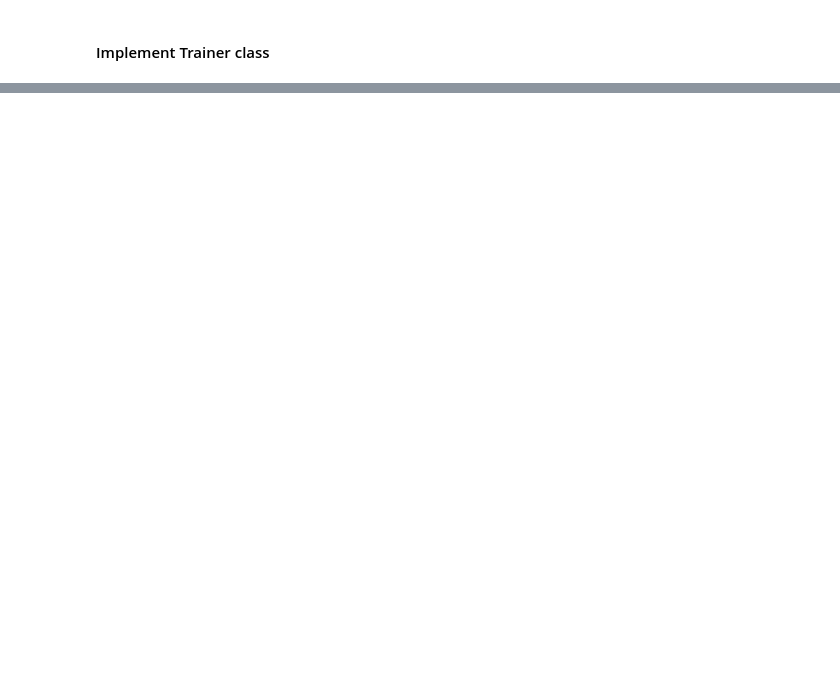
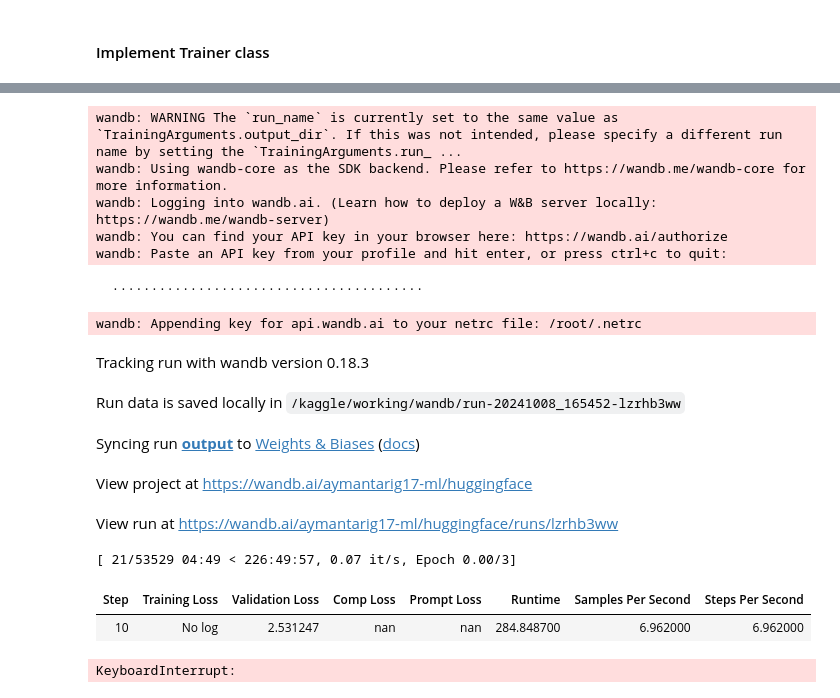
Before and after one commit to 0xayman/graduation-project-notebooks, a Jupyter notebook: Implement_PLW_huggingface.ipynb, the cells around one changed output, grey strips where cells are left out. Saved outputs shown, nothing was run; the diff lists cells and outputs as text; code cells hidden in the pictures; blank space fills up the shorter version.

Commit message:
add custom compute_metrics

```diff
--- a/Implement_PLW_huggingface.ipynb
+++ b/Implement_PLW_huggingface.ipynb
@@ -797,4 +839,2 @@ Dataset({
     num_rows: 19826
 })
-# %%
-masked_dataset = masked_dataset.remove_columns(["prompt", "completion", "text"])
@@ -893,3 +939,18 @@ class PLWTrainer(SFTTrainer):
         # Compute weighted average of losses
         loss = (token_losses.float() @ shift_weights.view(-1).float()) / shift_weights.sum()
         return (loss, outputs) if return_outputs else loss
+# %%
+# preprocess_logits_for_metrics
+# This function will pass token predictions and token losses to the custom metrics that will be defined later
+def preprocess_logits_for_metrics(logits, labels):
+    token_preds = logits.argmax(-1)[..., :-1]
+
+    # compute per-token losses
+    loss_fct = torch.nn.CrossEntropyLoss(reduction="none")
+    shift_logits = logits[..., :-1, :].contiguous()
+    shift_labels = labels[..., 1:].contiguous()
+    token_losses = loss_fct(shift_logits.transpose(1, 2), shift_labels)
+
+    # pass predictions and losses to compute_metrics()
+    predictions = (token_preds, token_losses)
+    return predictions
@@ -895,0 +990,3 @@ class PLWTrainer(SFTTrainer):
+# %%
+final_ds = new_dataset.train_test_split(test_size=0.1)
+final_ds
@@ -896,12 +1004,19 @@ class PLWTrainer(SFTTrainer):
 # %%
 trainer5 = PLWTrainer(
     model,
-    train_dataset=new_dataset,
-    plw=1.0,
+    train_dataset=final_ds['train'],
+    eval_dataset=final_ds['test'],
+    plw=0.7,
     args=TrainingArguments(
+        per_device_train_batch_size=1,
+        per_device_eval_batch_size=1,
         remove_unused_columns=False,
+        eval_strategy="steps",
+        eval_steps=10,
         output_dir="output",
-    )
+    ),
+    compute_metrics=define_compute_metrics(final_ds['test']),
+    preprocess_logits_for_metrics=preprocess_logits_for_metrics,
 )
 # %%
 masked = trainer5.data_collator.torch_call([trainer5.train_dataset[0]])
@@ -933,0 +1049,19 @@ tensor(3.1216, device='cuda:0', grad_fn=<DivBackward0>)
+# %%
+trainer5.train()
+# %% [output]
+wandb: WARNING The `run_name` is currently set to the same value as `TrainingArguments.output_dir`. If this was not intended, please specify a different run name by setting the `TrainingArguments.run_ ...
+wandb: Using wandb-core as the SDK backend. Please refer to https://wandb.me/wandb-core for more information.
+wandb: Logging into wandb.ai. (Learn how to deploy a W&B server locally: https://wandb.me/wandb-server)
+wandb: You can find your API key in your browser here: https://wandb.ai/authorize
+wandb: Paste an API key from your profile and hit enter, or press ctrl+c to quit:
+  ········································
+wandb: Appending key for api.wandb.ai to your netrc file: /root/.netrc
+Tracking run with wandb version 0.18.3
+Run data is saved locally in /kaggle/working/wandb/run-20241008_165452-lzrhb3ww
+Syncing run output to Weights & Biases (docs)
+View project at https://wandb.ai/aymantarig17-ml/huggingface
+View run at https://wandb.ai/aymantarig17-ml/huggingface/runs/lzrhb3ww
+[ 21/53529 04:49 < 226:49:57, 0.07 it/s, Epoch 0.00/3]
+| Step | Training Loss | Validation Loss | Comp Loss | Prompt Loss | Runtime | Samples Per Second | Steps Per Second |
+| 10 | No log | 2.531247 | nan | nan | 284.848700 | 6.962000 | 6.962000 |
+KeyboardInterrupt:
```
Also changed, not shown: parts of 22 cells of this notebook.
